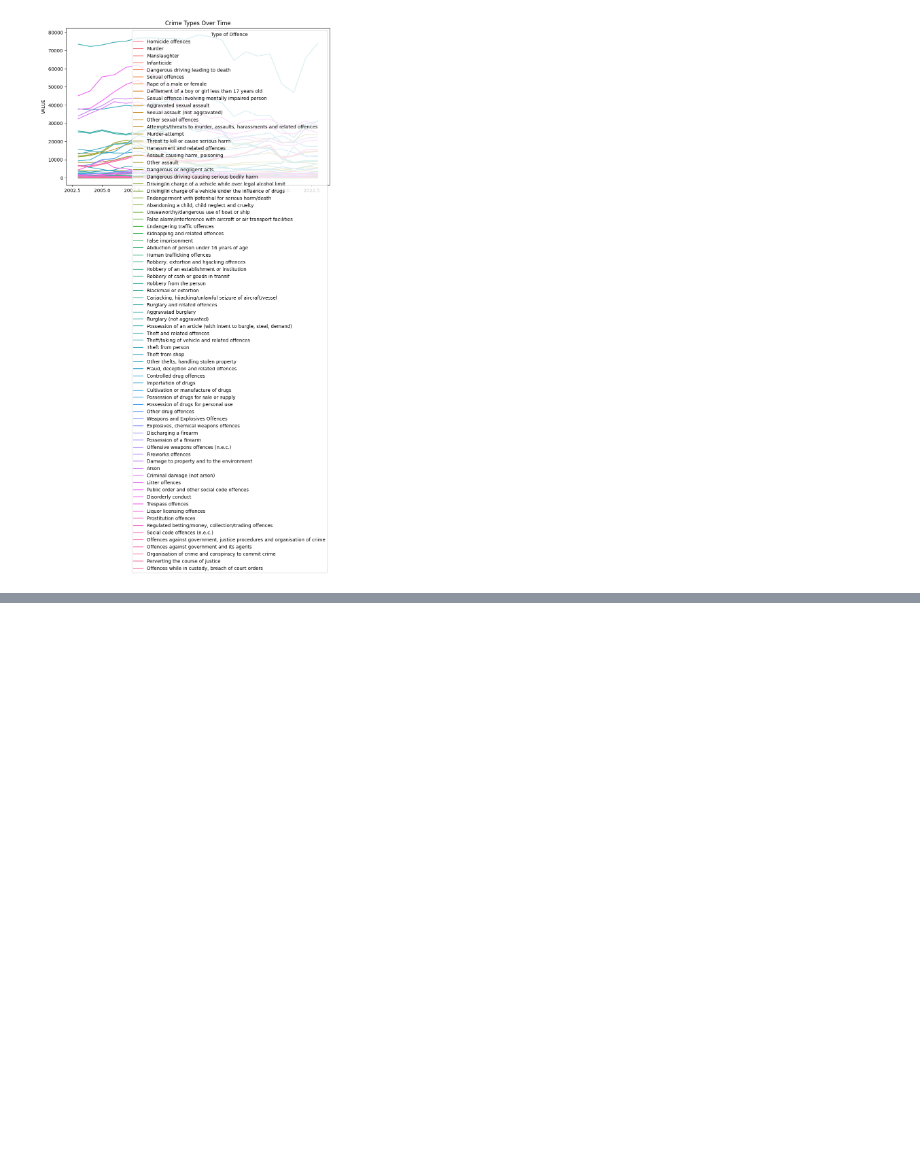
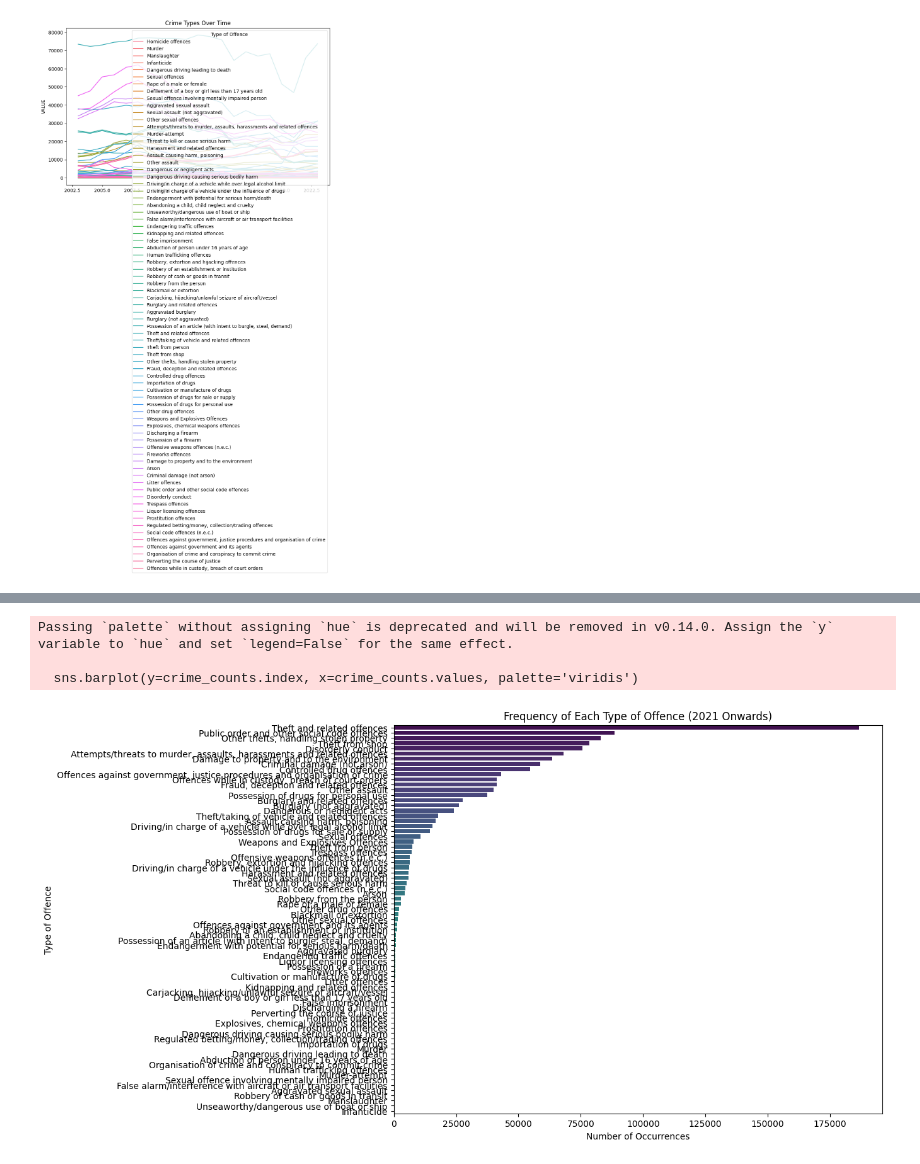
Before and after one commit to M-Strzelecki/CrimeData_Analysis_Projects, a Jupyter notebook: 1_Crime_Data_Analysis/Data_Analysis.ipynb, the cells around one changed output, grey strips where cells are left out. Drawn from its saved outputs; the diff is of its cells as text; code cells hidden in the pictures; blank space fills up the shorter version.

```diff
--- a/1_Crime_Data_Analysis/Data_Analysis.ipynb
+++ b/1_Crime_Data_Analysis/Data_Analysis.ipynb
@@ -42,0 +69,19 @@ plt.show()
+# %%
+# Filter data for years 2021 onwards
+recent_crime_data = crime_data[crime_data['Year'] >= 2021]
+
+# Sum occurrences of each crime type from 2021 onwards
+crime_counts = recent_crime_data.groupby('Type of Offence')['VALUE'].sum().sort_values(ascending=False)
+
+# Plot the data
+plt.figure(figsize=(10, 8))
+sns.barplot(y=crime_counts.index, x=crime_counts.values, palette='viridis')
+plt.title('Frequency of Each Type of Offence (2021 Onwards)')
+plt.xlabel('Number of Occurrences')
+plt.ylabel('Type of Offence')
+plt.show()
+# %% [output]
+Passing `palette` without assigning `hue` is deprecated and will be removed in v0.14.0. Assign the `y` variable to `hue` and set `legend=False` for the same effect.
+
+  sns.barplot(y=crime_counts.index, x=crime_counts.values, palette='viridis')
+[figure, added]
```
Also changed, not shown: parts of 2 cells of this notebook.
